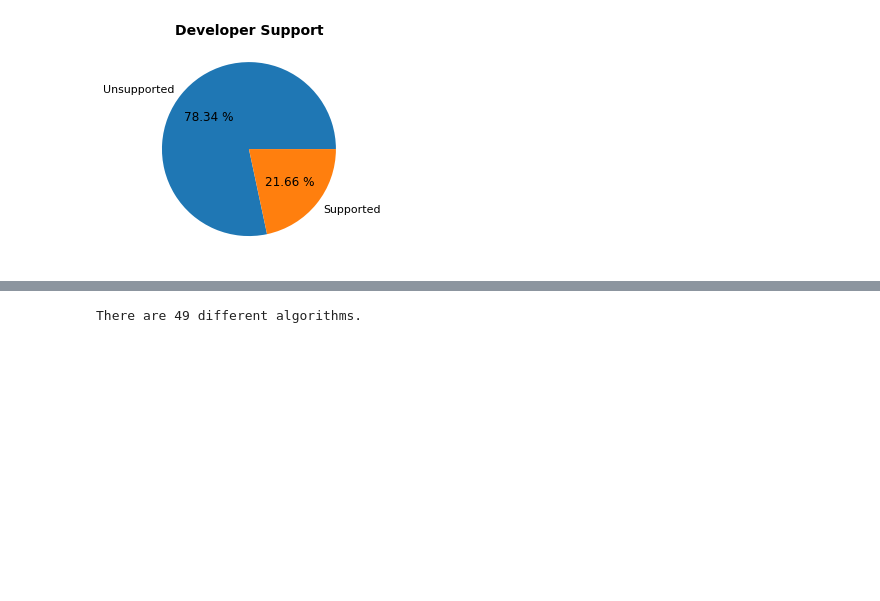
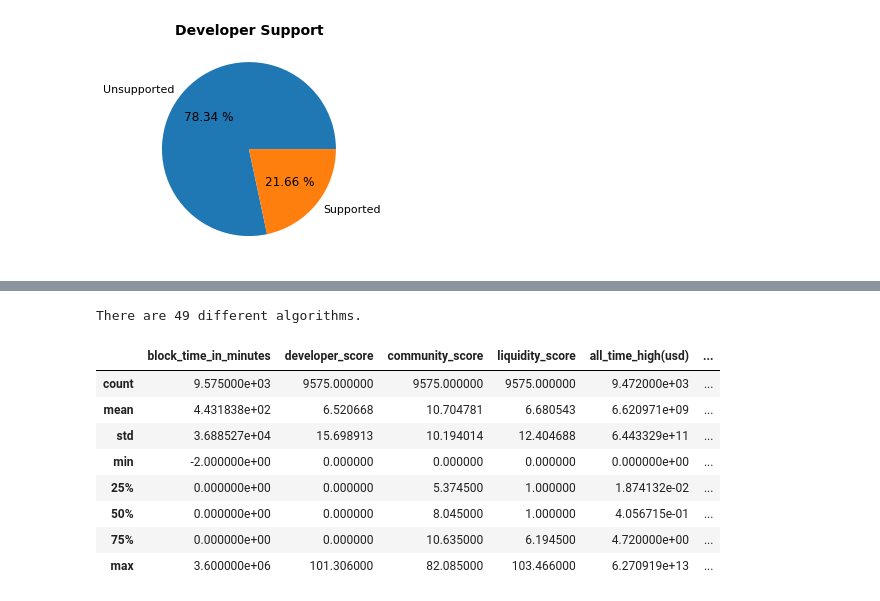
Before and after one commit to 2dukes/PROJ_PRI_2122, a Jupyter notebook: Statistics.ipynb, the cells around one changed output, grey strips where cells are left out. Cells and saved outputs as stored; diff of their text form; code cells hidden in the pictures; blank space fills up the shorter version.

```diff
--- a/Statistics.ipynb
+++ b/Statistics.ipynb
@@ -30,5 +37,18 @@ plt.savefig('stats/developer_support.png')
 # %%
+# Miscellaneous
+
 # Number of algorithms used
 print(f"There are {len(pd.unique(coin_data['hashing_algorithm']))} different algorithms.")
+# Min,max,avg,std,count...
+coin_data.describe()
 # %% [output]
 There are 49 different algorithms.
+|  | block_time_in_minutes | developer_score | community_score | liquidity_score | all_time_high(usd) | ... |
+| count | 9.575000e+03 | 9575.000000 | 9575.000000 | 9575.000000 | 9.472000e+03 | ... |
+| mean | 4.431838e+02 | 6.520668 | 10.704781 | 6.680543 | 6.620971e+09 | ... |
+| std | 3.688527e+04 | 15.698913 | 10.194014 | 12.404688 | 6.443329e+11 | ... |
+| min | -2.000000e+00 | 0.000000 | 0.000000 | 0.000000 | 0.000000e+00 | ... |
+| 25% | 0.000000e+00 | 0.000000 | 5.374500 | 1.000000 | 1.874132e-02 | ... |
+| 50% | 0.000000e+00 | 0.000000 | 8.045000 | 1.000000 | 4.056715e-01 | ... |
+| 75% | 0.000000e+00 | 0.000000 | 10.635000 | 6.194500 | 4.720000e+00 | ... |
+| max | 3.600000e+06 | 101.306000 | 82.085000 | 103.466000 | 6.270919e+13 | ... |
```
Also changed, not shown: parts of 3 cells of this notebook, 1 other file.
